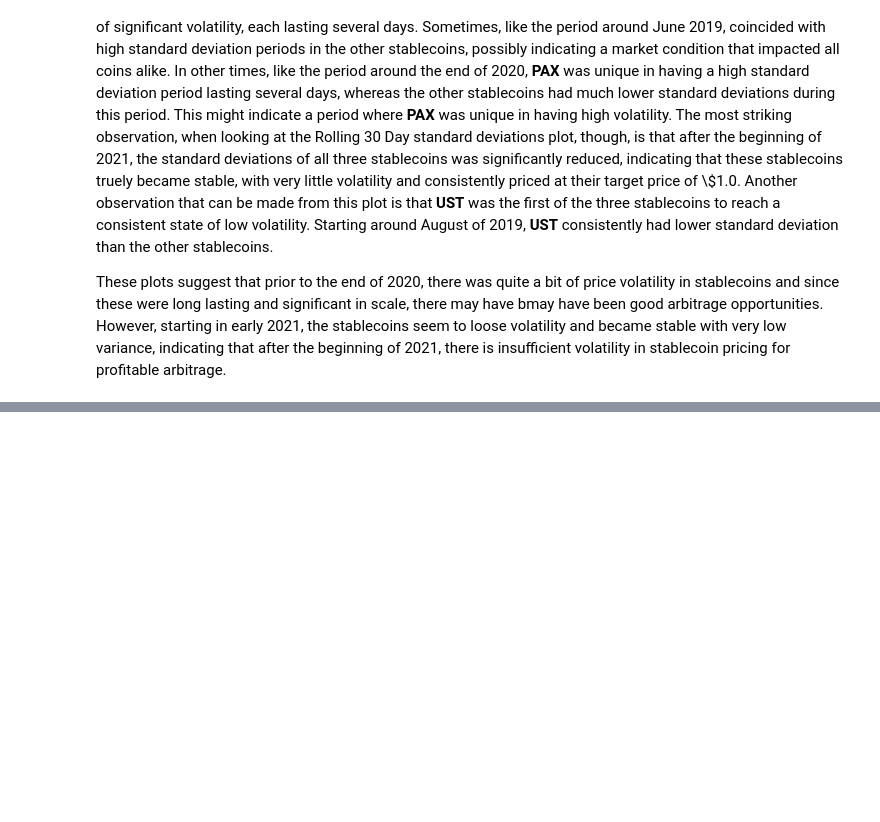
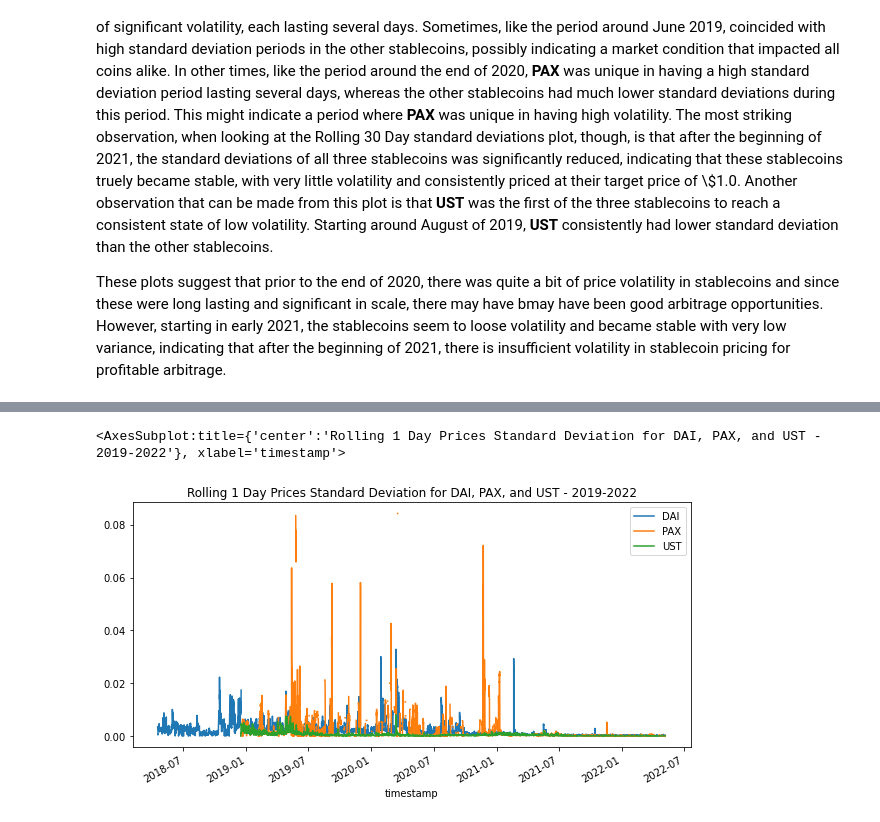
Before and after one commit to CAMPSMITH/StableOps, a Jupyter notebook: intraday.ipynb, the cells around one changed output, grey strips where cells are left out. Saved outputs shown, nothing was run; the diff lists cells and outputs as text; code cells hidden in the pictures; blank space fills up the shorter version.

```diff
--- a/intraday.ipynb
+++ b/intraday.ipynb
@@ -449,0 +484,9 @@ These plots suggest that prior to the end of 2020, there was quite a bit of pric
+# %%
+coins_rolling_1D_std_df = coins_df.rolling('1D').std()
+coins_rolling_1D_std_df.plot(
+    figsize=(10,5),
+    title='Rolling 1 Day Prices Standard Deviation for DAI, PAX, and UST - 2019-2022'
+)
+# %% [output]
+<AxesSubplot:title={'center':'Rolling 1 Day Prices Standard Deviation for DAI, PAX, and UST - 2019-2022'}, xlabel='timestamp'>
+[figure, added]
```
Also changed, not shown: parts of 11 cells of this notebook.
